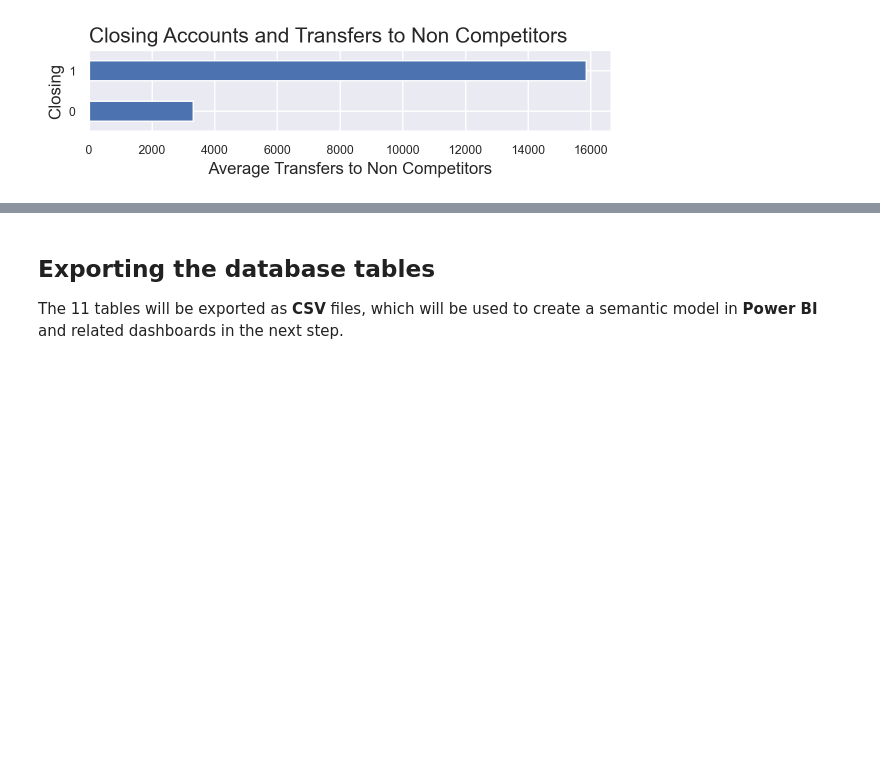
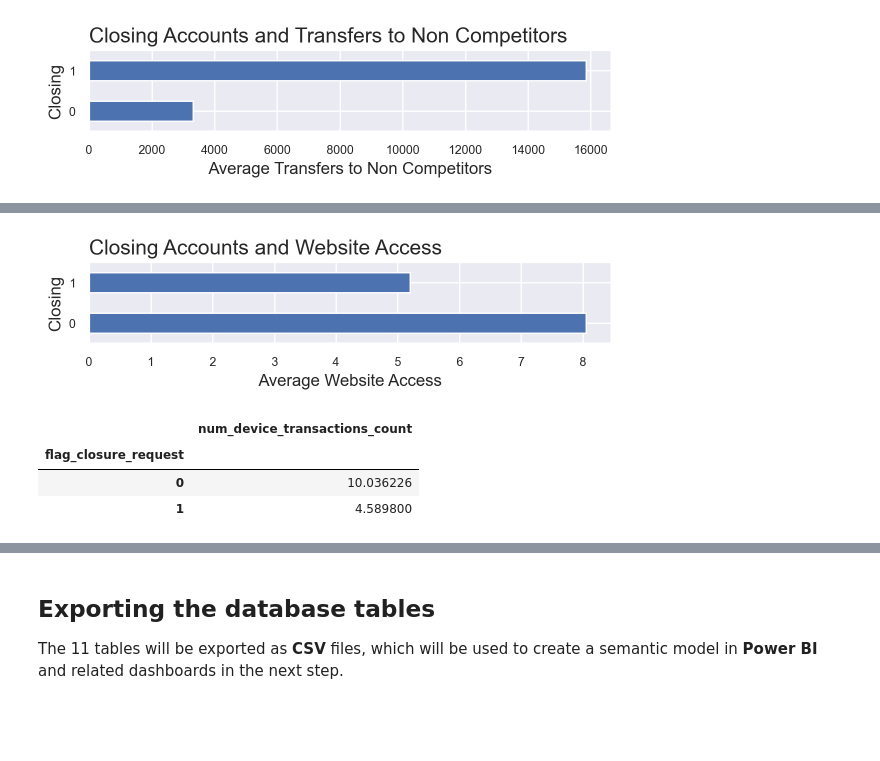
Before and after one commit to fedfioravanti/Bank-Churn-Prediction, a Jupyter notebook: notebooks/Bank-Churn-01-Intro-EDA.ipynb, the cells around one changed output, grey strips where cells are left out. Drawn from its saved outputs; the diff is of its cells as text; code cells hidden in the pictures; blank space fills up the shorter version.

```diff
--- a/notebooks/Bank-Churn-01-Intro-EDA.ipynb
+++ b/notebooks/Bank-Churn-01-Intro-EDA.ipynb
@@ -741,0 +814,21 @@ plt.show()
+# %%
+# create a horizontal bar plot showing the average website access count for remaining and closing accounts
+website_access.plot(kind='barh', rot=0, figsize=(6,1))
+plt.title('Closing Accounts and Website Access', loc='left', fontsize = 15)
+plt.ylabel('Closing', fontsize = 12)
+plt.xlabel('Average Website Access', fontsize = 12)
+
+plt.legend('', frameon=False)
+
+plt.show()
+# %% [output]
+[figure, added]
+# %%
+# display the average device transactions count for remaining and closing accounts
+device_transact = df.groupby('flag_closure_request')[['num_device_transactions_count']].mean()
+device_transact
+# %% [output]
+|  | num_device_transactions_count |
+| flag_closure_request |  |
+| 0 | 10.036226 |
+| 1 | 4.589800 |
```
Also changed, not shown: parts of 13 cells of this notebook.
